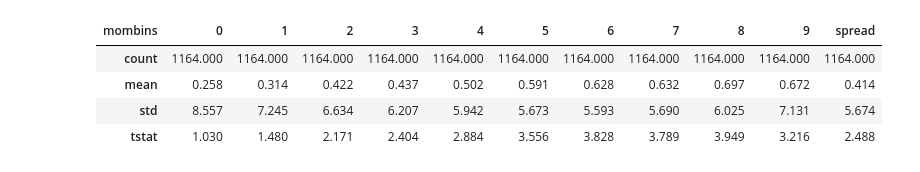
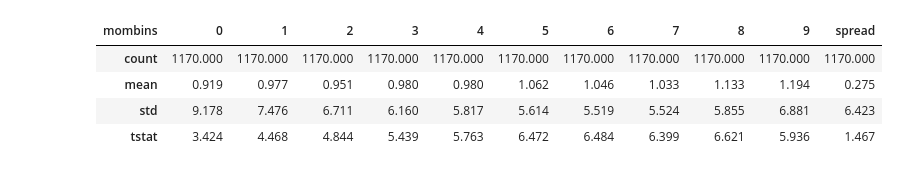
Before and after one commit to andrewhall1124/momentum, a Jupyter notebook: momentum.ipynb, the cells around one changed output. Cells and saved outputs as stored; diff of their text form; code cells hidden in the pictures.

```diff
--- a/momentum.ipynb
+++ b/momentum.ipynb
@@ -27,13 +22,11 @@ df
 
 df['prc'] = abs(df['prc'])
 
-df['ret'] = df.groupby('permno')['prc'].pct_change()
-
 df.sort_values(by=['permno', 'caldt'], inplace=True)
 
 df = df[['permno', 'caldt', 'prc', 'ret']]
 
-df
+df.head()
 # %% [output]
 |  | permno | caldt | prc | ret |
 | 0 | 10000 | 1986-01-31 | 4.37500 | NaN |
@@ -51,18 +37,16 @@ df
 # %%
 # Calculate momentum feature
-
-# Returns
-df['ret'] = df.groupby("permno")['prc'].pct_change()
 
 # Log Returns
 df['logret'] = np.log(1 + df['ret'])
 
-# Momentum from t-12 to t-2
-df['mom'] = df.groupby('permno')['logret'].rolling(11,11).sum().reset_index(drop=True)
-df['mom'] = df.groupby('permno')['mom'].shift(2)
+# Momentum from t-6 to t-1
+df['mom'] = df.groupby('permno')['logret'].rolling(6,6).sum().reset_index(drop=True)
+df['mom'] = df.groupby('permno')['mom'].shift(1)
 
-# Drop columns
-df.drop(columns=['logret'], inplace=True)
+# Holding period returns
+df['ret_6'] = df.groupby('permno')['logret'].rolling(6,6).sum().reset_index(drop=True)
+df['ret_6'] = df.groupby('permno')['ret_6'].shift(-6)
 
 df
 # %% [output]
@@ -126,6 +88,7 @@ See the caveats in the documentation: https://pandas.pydata.org/pandas-docs/stab
 # %%
-# Momentum bins
-df['mombins'] = df.groupby("caldt")['mom'].transform(lambda x: pd.qcut(x, 10, labels=False, duplicates='drop'))
+# Momentum decile bins
+
+df['mombins'] = df.groupby("caldt")['mom'].transform(lambda x: pd.qcut(x, 10, labels=False))
 
 df
 # %% [output]
@@ -163,0 +108,17 @@ port
+# %%
+# Form portfolios on momentum bins
+
+# Portfolio df for backtest
+port = df.groupby(['caldt', 'mombins'])['ret'].mean().unstack(level=['mombins'])*100
+
+# Portfolio df for summary stats
+port_6 = df.groupby(['caldt', 'mombins'])['ret_6'].mean().unstack(level=['mombins'])*100
+
+# Drop rows from port_6 where we don't know the holding return
+port_6 = port.dropna()
+
+# Spread portfolios
+port['spread'] = port[9] - port[0]
+port_6['spread'] = port[9] - port[0]
+
+port.head()
@@ -164,10 +133,10 @@ port
 # %%
 # Summary
-port['spread'] = port[9] - port[0]
-summary(port).loc[['count','mean','std','tstat']].round(3)
+
+summary(port_6).loc[['count','mean','std','tstat']].round(3)
 # %% [output]
 | mombins | 0 | 1 | 2 | 3 | 4 | 5 | 6 | 7 | 8 | 9 | spread |
-| count | 1164.000 | 1164.000 | 1164.000 | 1164.000 | 1164.000 | 1164.000 | 1164.000 | 1164.000 | 1164.000 | 1164.000 | 1164.000 |
-| mean | 0.258 | 0.314 | 0.422 | 0.437 | 0.502 | 0.591 | 0.628 | 0.632 | 0.697 | 0.672 | 0.414 |
-| std | 8.557 | 7.245 | 6.634 | 6.207 | 5.942 | 5.673 | 5.593 | 5.690 | 6.025 | 7.131 | 5.674 |
-| tstat | 1.030 | 1.480 | 2.171 | 2.404 | 2.884 | 3.556 | 3.828 | 3.789 | 3.949 | 3.216 | 2.488 |
+| count | 1170.000 | 1170.000 | 1170.000 | 1170.000 | 1170.000 | 1170.000 | 1170.000 | 1170.000 | 1170.000 | 1170.000 | 1170.000 |
+| mean | 0.919 | 0.977 | 0.951 | 0.980 | 0.980 | 1.062 | 1.046 | 1.033 | 1.133 | 1.194 | 0.275 |
+| std | 9.178 | 7.476 | 6.711 | 6.160 | 5.817 | 5.614 | 5.519 | 5.524 | 5.855 | 6.881 | 6.423 |
+| tstat | 3.424 | 4.468 | 4.844 | 5.439 | 5.763 | 6.472 | 6.484 | 6.399 | 6.621 | 5.936 | 1.467 |
```
Also changed, not shown: parts of 9 cells of this notebook.
